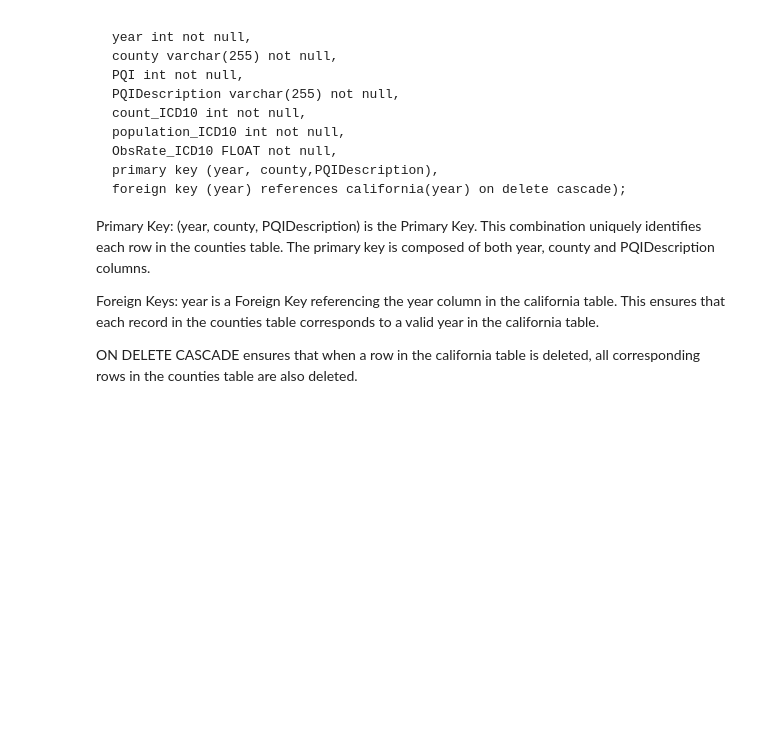
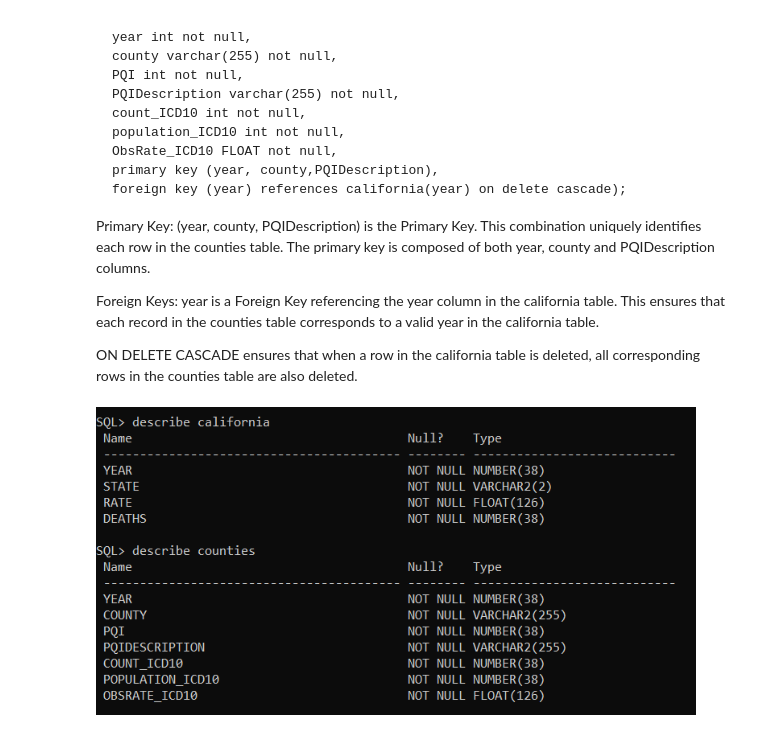
Before and after one commit to Jitao-Z/DB-Research-Project, a Jupyter notebook: report/Midway.ipynb, the cells around one changed output. Drawn from its saved outputs; the diff is of its cells as text; code cells hidden in the pictures; blank space fills up the shorter version.

Commit message:
Add the "describe" image

```diff
--- a/report/Midway.ipynb
+++ b/report/Midway.ipynb
@@ -104,3 +104,7 @@ Foreign Keys:
 year is a Foreign Key referencing the year column in the california table. This ensures that each record in the counties table corresponds to a valid year in the california table.
 
 ON DELETE CASCADE ensures that when a row in the california table is deleted, all corresponding rows in the counties table are also deleted.
+# %%
+Image(filename="../images/v3.png", width=600)
+# %% [output]
+[figure, added]
```
Also changed, not shown: 1 other file.
